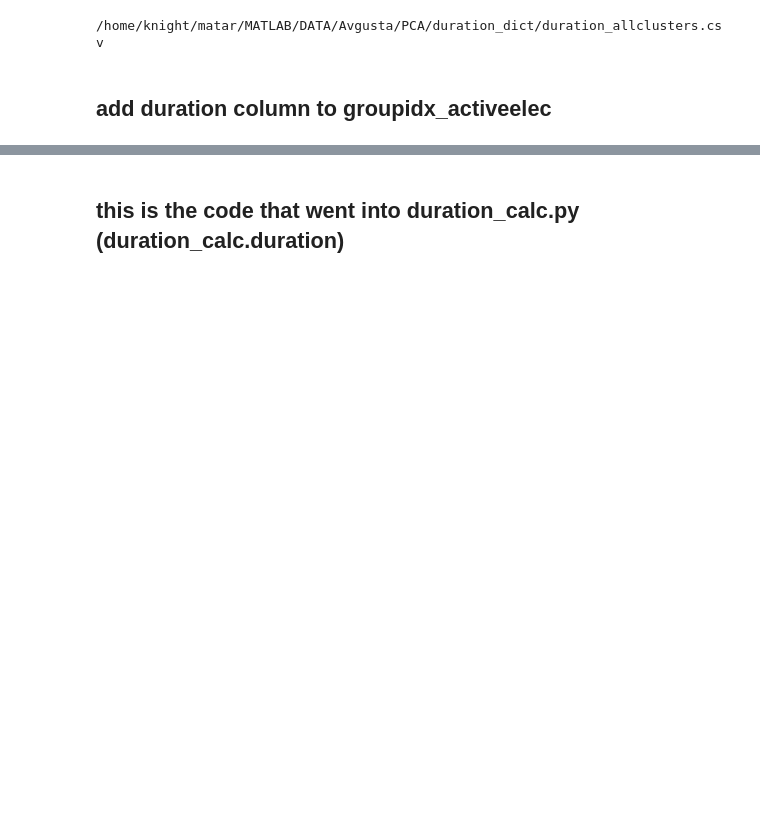
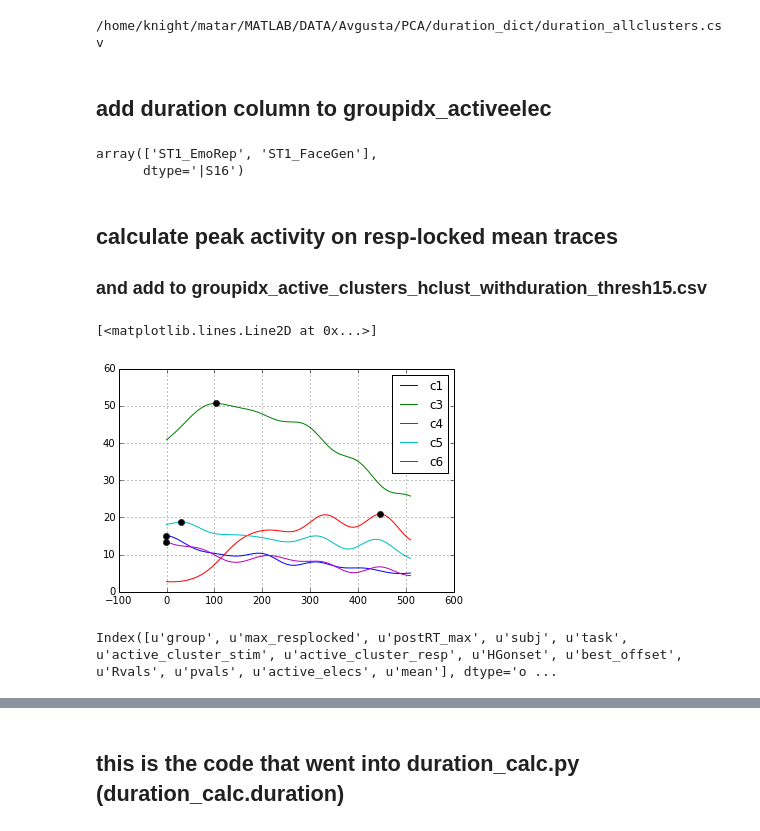
Before and after one commit to matarhaller/ECOGpy, a Jupyter notebook: duration.ipynb, the cells around one changed output, grey strips where cells are left out. Saved outputs shown, nothing was run; the diff lists cells and outputs as text; code cells hidden in the pictures; blank space fills up the shorter version.

```diff
--- a/duration.ipynb
+++ b/duration.ipynb
@@ -63,2 +64,10 @@ df_all = df_all[['subj','task', 'group','active_cluster_stim','active_cluster_re
+# %%
+np.setdiff1d(pd.merge(df_dur, df_active, how = 'outer').subj_task, pd.merge(df_dur, df_active, how = 'inner').subj_task)
+# %% [output]
+array(['ST1_EmoRep', 'ST1_FaceGen'],
+      dtype='|S16')
 # %%
 df_all.to_csv(os.path.join(SJdir, 'PCA', 'duration_dict', 'groupidx_activeclusters_hclust_withduration_thresh15.csv'))
+# %% [markdown]
+## calculate peak activity on resp-locked mean traces
+### and add to groupidx_active_clusters_hclust_withduration_thresh15.csv
@@ -64,0 +84,6 @@ df_all.to_csv(os.path.join(SJdir, 'PCA', 'duration_dict', 'groupidx_activecluste
+# %%
+clusters_resp.iloc[-st_tp::].plot(np.arange(0, len(clusters_resp)+st_tp))
+plt.plot(clusters_resp.iloc[-st_tp::].idxmax().apply(lambda x: (x+st_tp).flatten()[0]).values, clusters_resp.iloc[-st_tp::].max(),'ko')
+# %% [output]
+[<matplotlib.lines.Line2D at 0x...>]
+[figure, added]
@@ -64,0 +147,4 @@ df_all.to_csv(os.path.join(SJdir, 'PCA', 'duration_dict', 'groupidx_activecluste
+# %%
+dfnew.columns
+# %% [output]
+Index([u'group', u'max_resplocked', u'postRT_max', u'subj', u'task', u'active_cluster_stim', u'active_cluster_resp', u'HGonset', u'best_offset', u'Rvals', u'pvals', u'active_elecs', u'mean'], dtype='o ...
```
Also changed, not shown: parts of 28 cells of this notebook, 6 other files.
